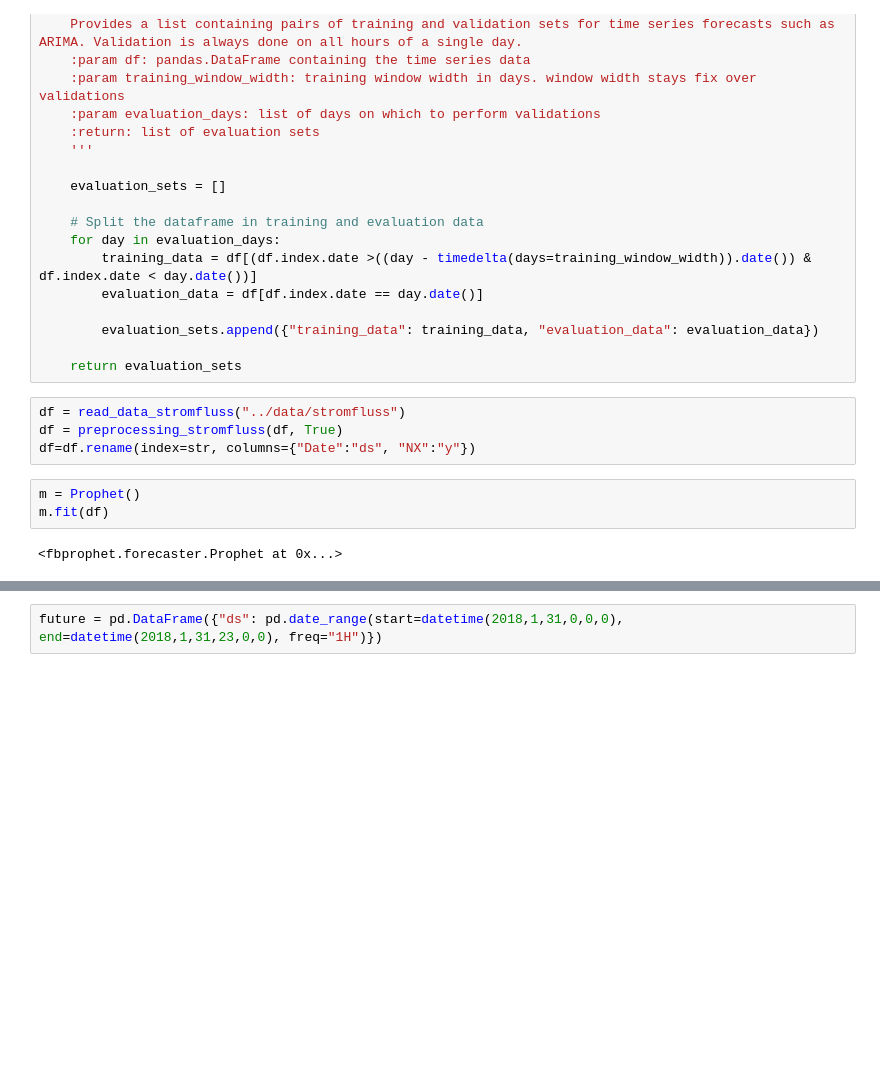
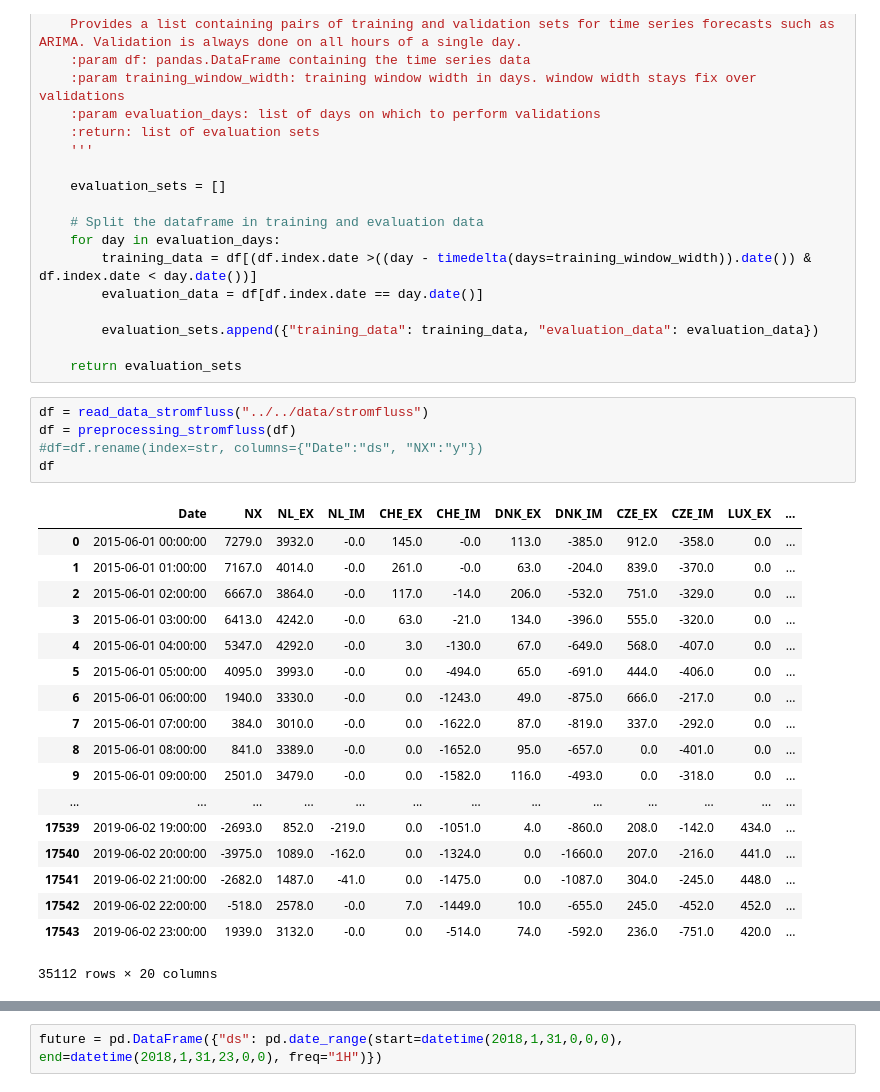
Before and after one commit to LE-KIT/BDA, a Jupyter notebook: notebooks/laurin/Testing Prophet.ipynb, the cells around one changed output, grey strips where cells are left out. Cells and saved outputs as stored; diff of their text form; blank space fills up the shorter version.

```diff
--- a/notebooks/laurin/Testing Prophet.ipynb
+++ b/notebooks/laurin/Testing Prophet.ipynb
@@ -123,11 +125,26 @@ def get_training_sets(df: object, training_window_width: int, evaluation_days: l
 
     return evaluation_sets
 # %%
-df = read_data_stromfluss("../data/stromfluss")
-df = preprocessing_stromfluss(df, True)
-df=df.rename(index=str, columns={"Date":"ds", "NX":"y"})
+df = read_data_stromfluss("../../data/stromfluss")
+df = preprocessing_stromfluss(df)
+#df=df.rename(index=str, columns={"Date":"ds", "NX":"y"})
+df
+# %% [output]
+|  | Date | NX | NL_EX | NL_IM | CHE_EX | CHE_IM | DNK_EX | DNK_IM | CZE_EX | CZE_IM | LUX_EX | ... |
+| 0 | 2015-06-01 00:00:00 | 7279.0 | 3932.0 | -0.0 | 145.0 | -0.0 | 113.0 | -385.0 | 912.0 | -358.0 | 0.0 | ... |
+| 1 | 2015-06-01 01:00:00 | 7167.0 | 4014.0 | -0.0 | 261.0 | -0.0 | 63.0 | -204.0 | 839.0 | -370.0 | 0.0 | ... |
+| 2 | 2015-06-01 02:00:00 | 6667.0 | 3864.0 | -0.0 | 117.0 | -14.0 | 206.0 | -532.0 | 751.0 | -329.0 | 0.0 | ... |
+| 3 | 2015-06-01 03:00:00 | 6413.0 | 4242.0 | -0.0 | 63.0 | -21.0 | 134.0 | -396.0 | 555.0 | -320.0 | 0.0 | ... |
+| 4 | 2015-06-01 04:00:00 | 5347.0 | 4292.0 | -0.0 | 3.0 | -130.0 | 67.0 | -649.0 | 568.0 | -407.0 | 0.0 | ... |
+| 5 | 2015-06-01 05:00:00 | 4095.0 | 3993.0 | -0.0 | 0.0 | -494.0 | 65.0 | -691.0 | 444.0 | -406.0 | 0.0 | ... |
+| 6 | 2015-06-01 06:00:00 | 1940.0 | 3330.0 | -0.0 | 0.0 | -1243.0 | 49.0 | -875.0 | 666.0 | -217.0 | 0.0 | ... |
+| 7 | 2015-06-01 07:00:00 | 384.0 | 3010.0 | -0.0 | 0.0 | -1622.0 | 87.0 | -819.0 | 337.0 | -292.0 | 0.0 | ... |
+| 8 | 2015-06-01 08:00:00 | 841.0 | 3389.0 | -0.0 | 0.0 | -1652.0 | 95.0 | -657.0 | 0.0 | -401.0 | 0.0 | ... |
+| 9 | 2015-06-01 09:00:00 | 2501.0 | 3479.0 | -0.0 | 0.0 | -1582.0 | 116.0 | -493.0 | 0.0 | -318.0 | 0.0 | ... |
+| ... | ... | ... | ... | ... | ... | ... | ... | ... | ... | ... | ... | ... |
+| 17539 | 2019-06-02 19:00:00 | -2693.0 | 852.0 | -219.0 | 0.0 | -1051.0 | 4.0 | -860.0 | 208.0 | -142.0 | 434.0 | ... |
+| 17540 | 2019-06-02 20:00:00 | -3975.0 | 1089.0 | -162.0 | 0.0 | -1324.0 | 0.0 | -1660.0 | 207.0 | -216.0 | 441.0 | ... |
+| 17541 | 2019-06-02 21:00:00 | -2682.0 | 1487.0 | -41.0 | 0.0 | -1475.0 | 0.0 | -1087.0 | 304.0 | -245.0 | 448.0 | ... |
+| 17542 | 2019-06-02 22:00:00 | -518.0 | 2578.0 | -0.0 | 7.0 | -1449.0 | 10.0 | -655.0 | 245.0 | -452.0 | 452.0 | ... |
+| 17543 | 2019-06-02 23:00:00 | 1939.0 | 3132.0 | -0.0 | 0.0 | -514.0 | 74.0 | -592.0 | 236.0 | -751.0 | 420.0 | ... |
+35112 rows × 20 columns
-# %%
-m = Prophet()
-m.fit(df)
-# %% [output]
-<fbprophet.forecaster.Prophet at 0x...>
```
Also changed, not shown: parts of 9 cells of this notebook, 3 other files.
